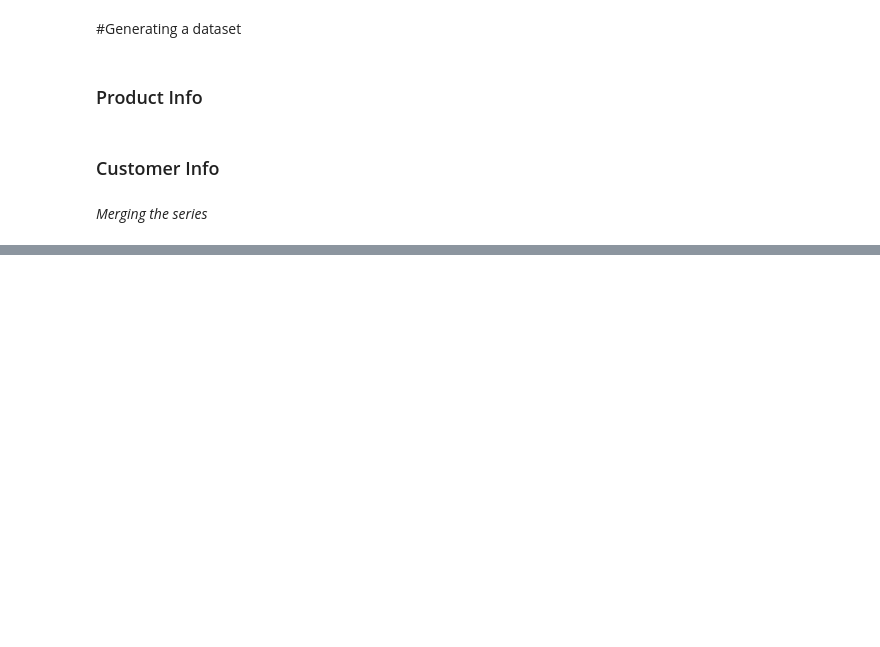
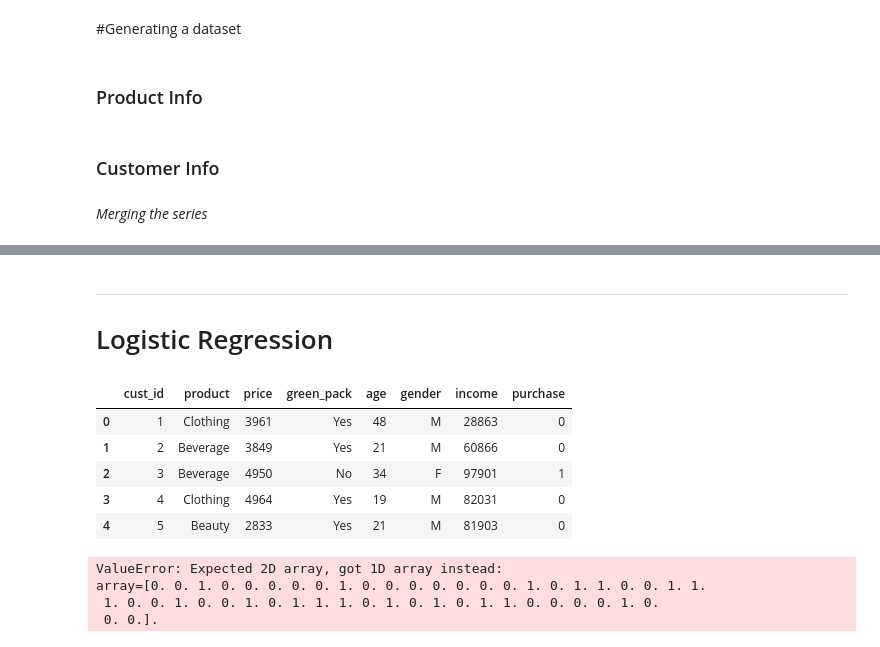
Before and after one commit to NityaVerma19/Customer-Purchase-Decision-, a Jupyter notebook: Consumer_behaviour.ipynb, the cells around one changed output, grey strips where cells are left out. Saved outputs shown, nothing was run; the diff lists cells and outputs as text; code cells hidden in the pictures; blank space fills up the shorter version.

```diff
--- a/Consumer_behaviour.ipynb
+++ b/Consumer_behaviour.ipynb
@@ -129,0 +133,18 @@ df.head()
+# %% [markdown]
+
+---
+
+
+
+
+
+# Logistic Regression
+# %%
+df.head()
+# %% [output]
+|  | cust_id | product | price | green_pack | age | gender | income | purchase |
+| 0 | 1 | Clothing | 3961 | Yes | 48 | M | 28863 | 0 |
+| 1 | 2 | Beverage | 3849 | Yes | 21 | M | 60866 | 0 |
+| 2 | 3 | Beverage | 4950 | No | 34 | F | 97901 | 1 |
+| 3 | 4 | Clothing | 4964 | Yes | 19 | M | 82031 | 0 |
+| 4 | 5 | Beauty | 2833 | Yes | 21 | M | 81903 | 0 |
@@ -129,0 +158,11 @@ df.head()
+# %%
+logreg = LogisticRegression(solver='liblinear', random_state=0)
+
+
+# fit the model
+logreg.fit(X, y)
+# %% [output]
+ValueError: Expected 2D array, got 1D array instead:
+array=[0. 0. 1. 0. 0. 0. 0. 0. 1. 0. 0. 0. 0. 0. 0. 0. 1. 0. 1. 1. 0. 0. 1. 1.
+ 1. 0. 0. 1. 0. 0. 1. 0. 1. 1. 1. 0. 1. 0. 1. 0. 1. 1. 0. 0. 0. 0. 1. 0.
+ 0. 0.].
```
Also changed, not shown: parts of 13 cells of this notebook.
